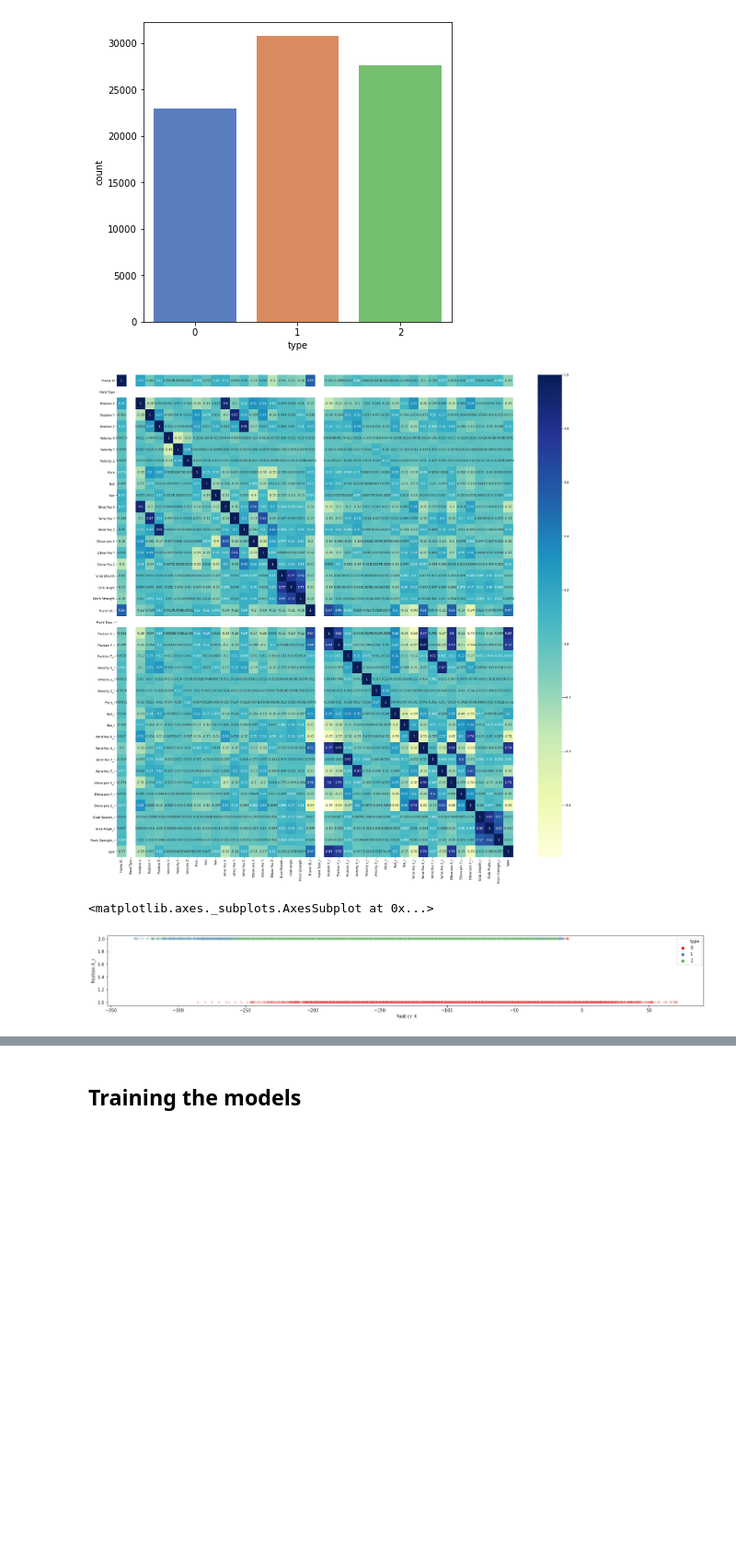
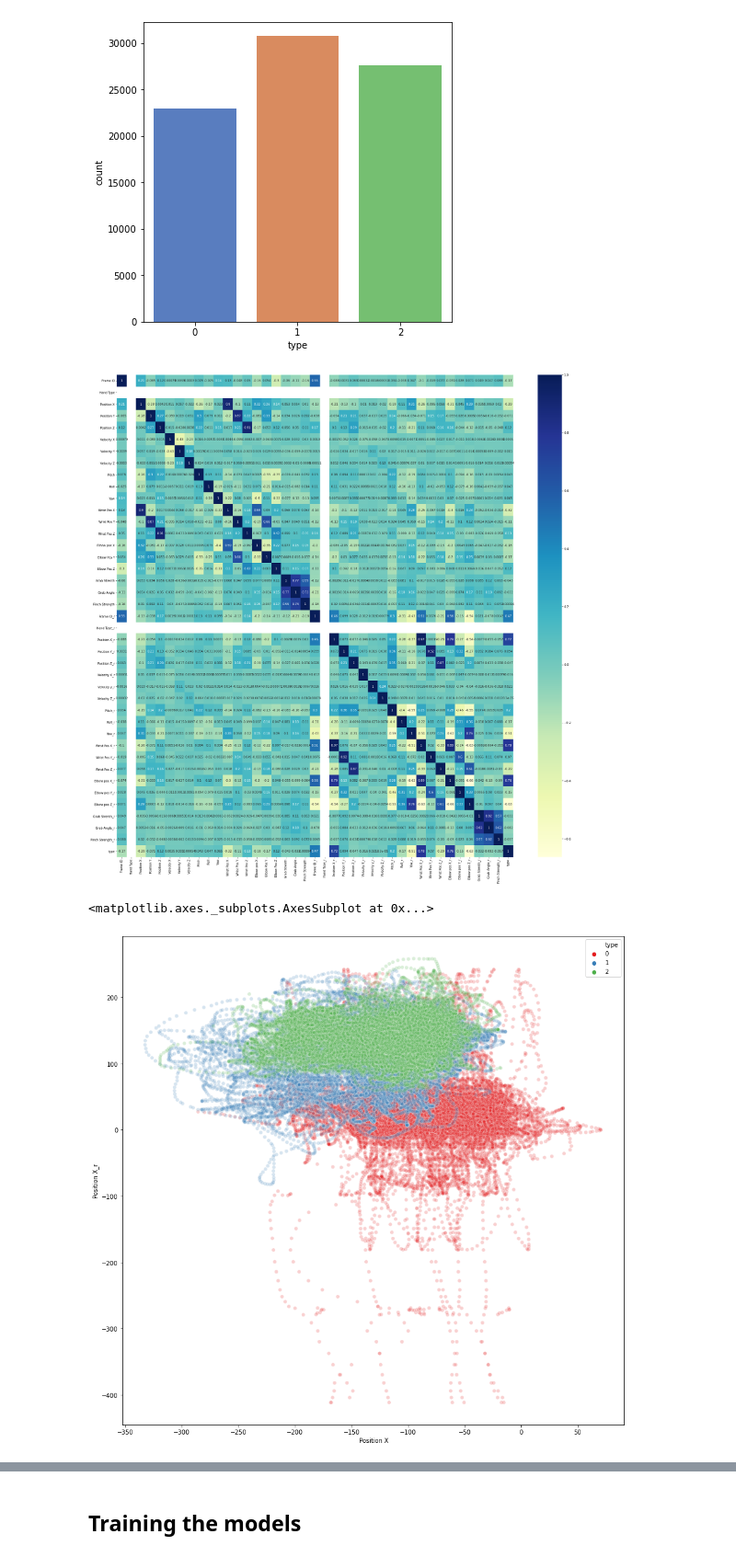
Before and after one commit to Yehudit-Brickner/data_science_end_of_year1_project, a Jupyter notebook: data science part 4.ipynb, the cells around one changed output, grey strips where cells are left out. Shown at 92% size. Saved outputs shown, nothing was run; the diff lists cells and outputs as text; code cells hidden in the pictures; blank space fills up the shorter version.

Commit message:
added more explinations to the graphes, also found a mistake earler, fixed it and rerun the notebook

```diff
--- a/data science part 4.ipynb
+++ b/data science part 4.ipynb
@@ -43,8 +63,8 @@ df_hand_right=pd.read_csv(r'C:\Users\nechd\Desktop\data_science_part4\extraFiles
 # %%
 # creating a list to rename the columns for the right hand
 
-columns_right=('Time_r','Frame ID_r','Hand Type_r','Position X_r','Position Y_r','Position Z_r','Velocity X_r','Velocity y_r',
-               'Velocity Z_r','Pitch_r','Roll_r','Yaw_r','Wrist Pos X_r','Wrist Pos X_r','Wrist Pos Y_r','Wrist Pos Z_r',
+columns_right=('Time_r','Frame ID_r','Hand Type_r','# hands_r','Position X_r','Position Y_r','Position Z_r','Velocity X_r','Velocity y_r',
+               'Velocity Z_r','Pitch_r','Roll_r','Yaw_r','Wrist Pos X_r','Wrist Pos Y_r','Wrist Pos Z_r',
                'Elbow pos X_r','Elbow pos Y_r','Elbow pos Z_r','Grab Strenth_r','Grab Angle_r','Pinch Strength_r')
 # %%
 # changing the names for the columns in the right hand data frame
@@ -508,7 +528,10 @@ data
 # getting rid of the column number of hands because each row has 2 hands
 
 data=data.drop([' # hands'],axis=1)
+data=data.drop(['# hands_r'],axis=1)
 data_test=data_test.drop([' # hands'],axis=1)
+data_test=data_test.drop(['# hands_r'],axis=1)
+
 
 # changing the hand type, 0=left hand, 1=right hand
 
@@ -600,7 +604,7 @@ corrMatrix = data.corr()
 sns.heatmap(corrMatrix, cmap="YlGnBu",annot=True)
 plt.show()
 # %% [output]
-[figure, old version]
+[figure, new version]
 # %%
 df_x=(data[" Position X"])
 df_y=(data[" Position Y"])
@@ -610,12 +614,13 @@ df_y_r=(data["Position Y_r"])
 df_z_r=(data["Position Z_r"])
 colors=(data["type"])
 # %%
-plt.figure(figsize=(25,3))
+plt.figure(figsize=(15,15))
 sns.scatterplot(df_x,df_x_r,hue=colors,palette='Set1',alpha=0.2)
-# plot of x axis right and left hand
+# plot of the x axis for the right and left hand
+# we can see that the spontan and sync are clustered together where the alone cluster (red) is more below.
 # %% [output]
 <matplotlib.axes._subplots.AxesSubplot at 0x...>
-[figure, old version]
+[figure, new version]
 # %%
 plt.figure(figsize=(15,15))
 sns.scatterplot(df_y,df_y_r,hue=colors,palette='Set1',alpha=0.2)
```
Also changed, not shown: parts of 77 cells of this notebook.
